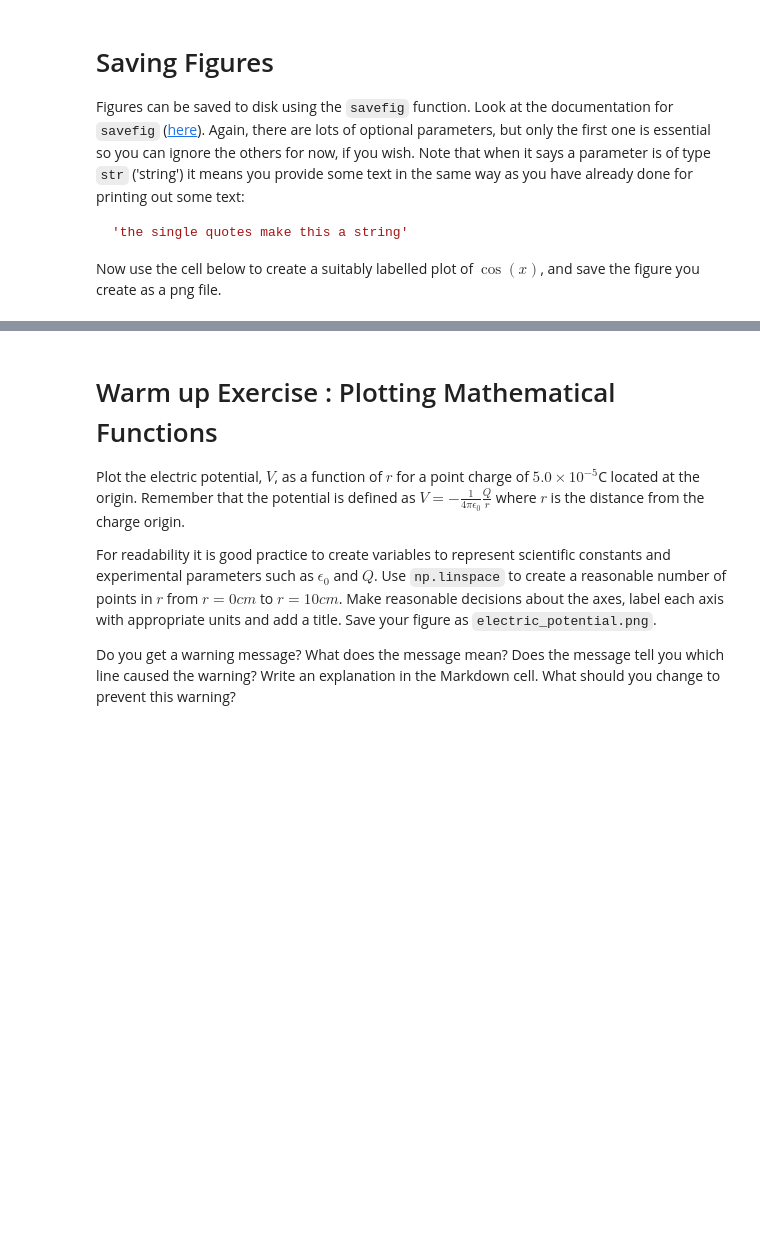
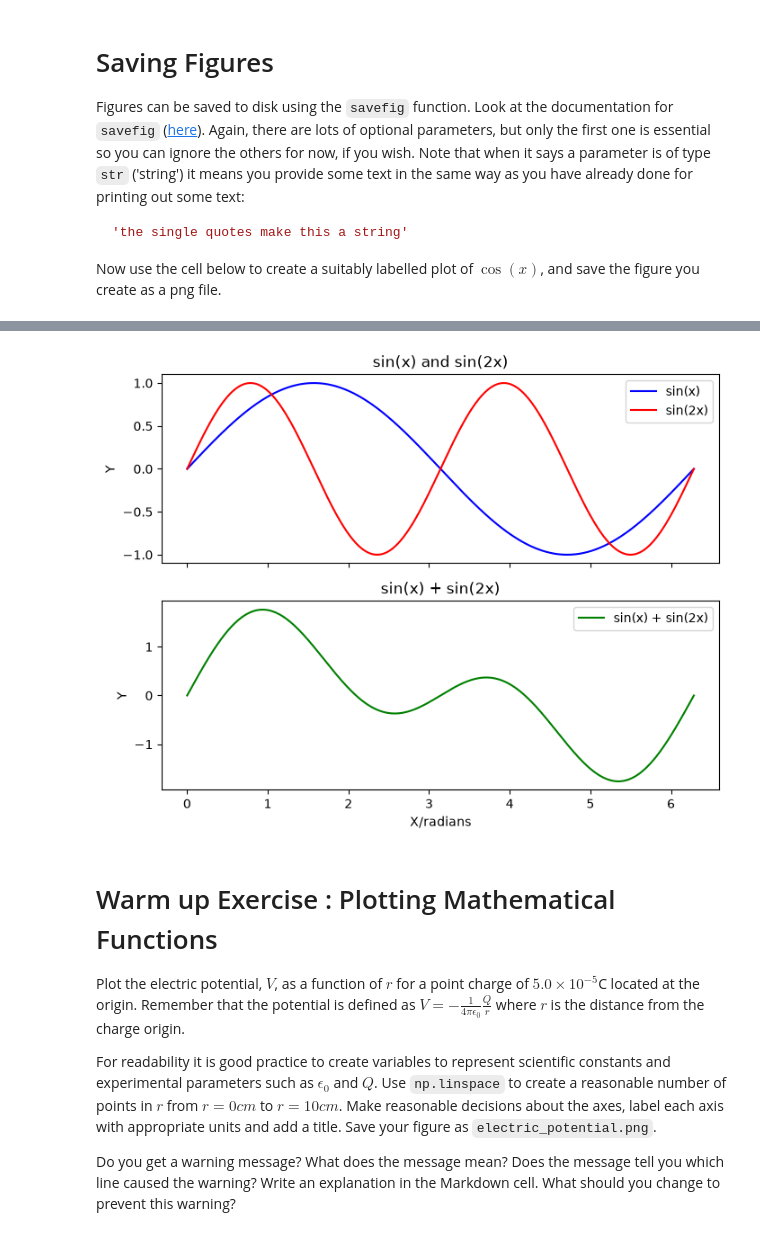
Before and after one commit to danboy12342/ENG2083, a Jupyter notebook: Labs/LAB 02/LAB 02/LAB 02A - Basic Plotting.ipynb, the cells around one changed output, grey strips where cells are left out. Drawn from its saved outputs; the diff is of its cells as text; code cells hidden in the pictures; blank space fills up the shorter version.

```diff
--- a/Labs/LAB 02/LAB 02/LAB 02A - Basic Plotting.ipynb
+++ b/Labs/LAB 02/LAB 02/LAB 02A - Basic Plotting.ipynb
@@ -94,3 +141,29 @@ In the cell below, create a figure with two subplots (stacked one above the othe
+# %%
+# Create your plot here
+# 500 points from 0 to 2*pi so the curves look smooth
+x = np.linspace(0, 2*np.pi, 500)
+
+# Figure with 2 rows and 1 column of subplots, one stacked above the other
+fig, (ax1, ax2) = plt.subplots(2, 1, figsize=(8, 6), sharex=True)
+
+# Top subplot: sin(x) and sin(2x) on the same axes
+ax1.plot(x, np.sin(x), color='blue', label='sin(x)') #sin and sin 2x seprately (and blue)
+ax1.plot(x, np.sin(2*x), color='red', label='sin(2x)') #red for sin 2x
+ax1.set_ylabel('Y') # roate the thing is you want
+ax1.set_title('sin(x) and sin(2x)')
+ax1.legend()
+
+# Bottom subplot: the sum sin(x) + sin(2x)
+ax2.plot(x, np.sin(x) + np.sin(2*x), color='green', label='sin(x) + sin(2x)') #sin plus sin 2x (and greeeeen)
+ax2.set_xlabel('X/radians')
+ax2.set_ylabel('Y') #same as before, rotate the thing if you want
+ax2.set_title('sin(x) + sin(2x)')
+ax2.legend()
+
+#boss man said do the thing
+plt.show()
+# %% [output]
+[figure, added]
 # %% [markdown]
 # Warm up Exercise : Plotting Mathematical Functions
 Plot the electric potential, $V$, as a function of $r$ for a point charge of $5.0\times 10^{-5}$C located at the origin. Remember that the potential is defined as $V=-\frac{1}{4\pi\epsilon_0}\frac{Q}{r}$ where $r$ is the distance from the charge origin.
```
Also changed, not shown: parts of 13 cells of this notebook, 1 other file.
